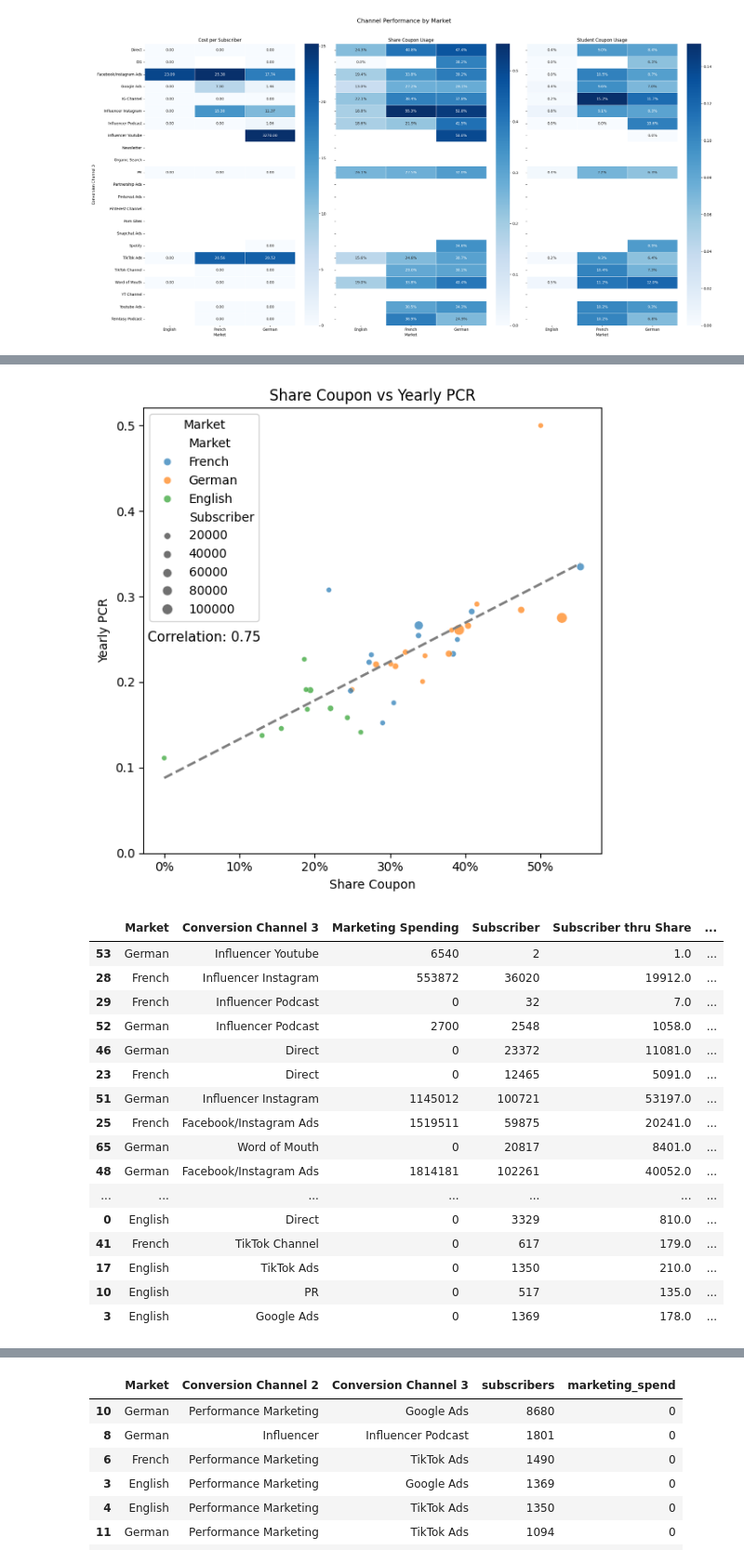
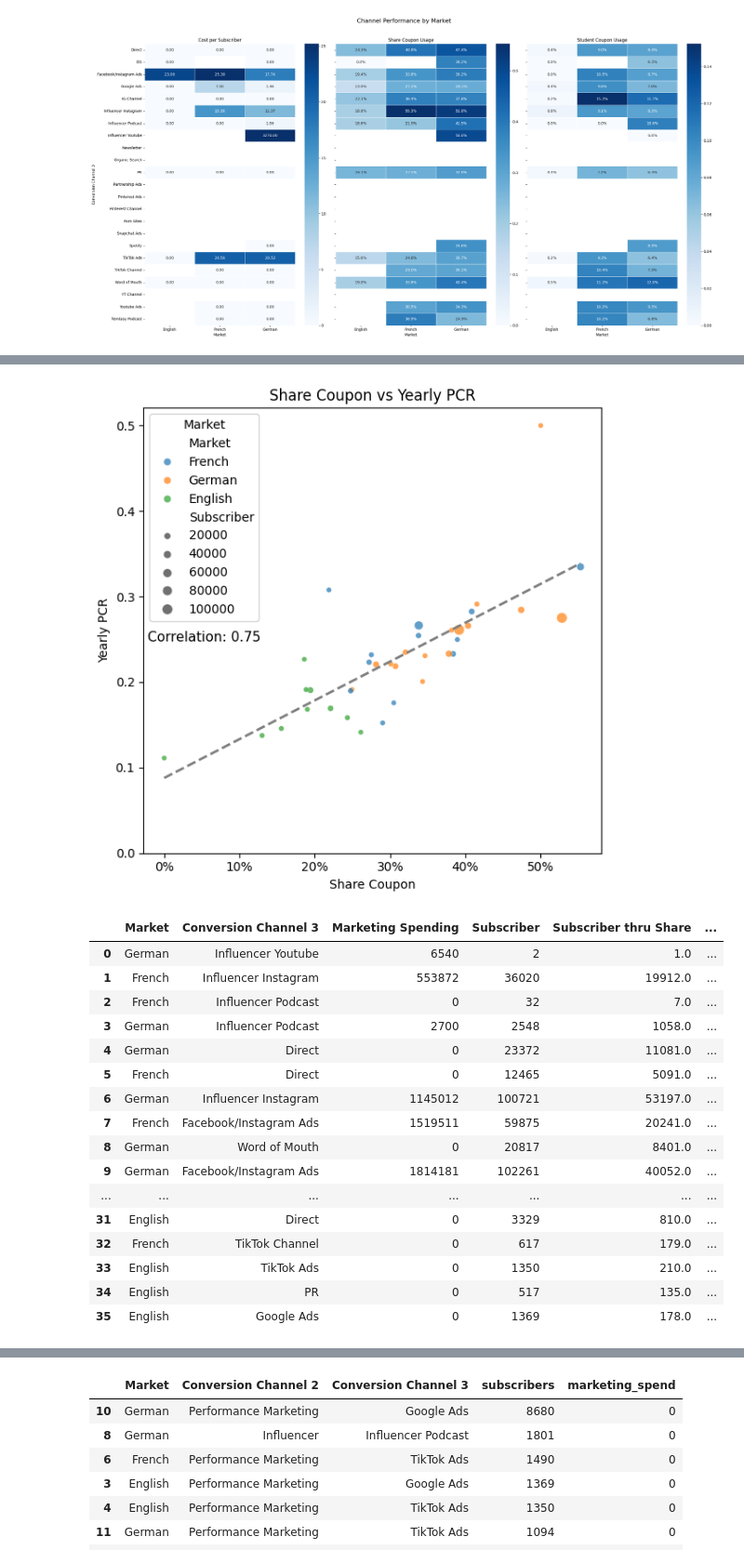
Before and after one commit to slatting24/improved-fiesta, a Jupyter notebook: case_exploration.ipynb, the cells around one changed output, grey strips where cells are left out. Shown at 93% size. Drawn from its saved outputs; the diff is of its cells as text; code cells hidden in the pictures.

```diff
--- a/case_exploration.ipynb
+++ b/case_exploration.ipynb
@@ -888,50 +826,50 @@ ax.annotate(
     fontsize=11
 )
 
 ax.xaxis.set_major_formatter(
     mtick.PercentFormatter(1.0)
 )
 
 # ax.yaxis.set_major_formatter(
 #     mtick.FuncFormatter(lambda x, _: f'{x:,.0f}')
 # )
 
 ax.set_ylim(bottom=0)
 
 ax.set_title('Share Coupon vs Yearly PCR')
 ax.set_xlabel('Share Coupon')
 ax.set_ylabel('Yearly PCR')
 
 # Put legend inside where annotation used to be
 ax.legend(
     title='Market',
     loc='upper left',
     frameon=True
 )
 
 plt.tight_layout()
 plt.savefig('Share Coupon Yearly PCR Correlation.png')
 plt.show()
-share_check.query('`Share Coupon` > 0').sort_values(by='Yearly PCR', ascending=False)
+share_check.query('`Share Coupon` > 0').sort_values(by='Yearly PCR', ascending=False).reset_index().drop(columns='index')
 # %% [output]
 [figure]
 |  | Market | Conversion Channel 3 | Marketing Spending | Subscriber | Subscriber thru Share | ... |
-| 53 | German | Influencer Youtube | 6540 | 2 | 1.0 | ... |
-| 28 | French | Influencer Instagram | 553872 | 36020 | 19912.0 | ... |
-| 29 | French | Influencer Podcast | 0 | 32 | 7.0 | ... |
-| 52 | German | Influencer Podcast | 2700 | 2548 | 1058.0 | ... |
-| 46 | German | Direct | 0 | 23372 | 11081.0 | ... |
-| 23 | French | Direct | 0 | 12465 | 5091.0 | ... |
-| 51 | German | Influencer Instagram | 1145012 | 100721 | 53197.0 | ... |
-| 25 | French | Facebook/Instagram Ads | 1519511 | 59875 | 20241.0 | ... |
-| 65 | German | Word of Mouth | 0 | 20817 | 8401.0 | ... |
-| 48 | German | Facebook/Instagram Ads | 1814181 | 102261 | 40052.0 | ... |
+| 0 | German | Influencer Youtube | 6540 | 2 | 1.0 | ... |
+| 1 | French | Influencer Instagram | 553872 | 36020 | 19912.0 | ... |
+| 2 | French | Influencer Podcast | 0 | 32 | 7.0 | ... |
+| 3 | German | Influencer Podcast | 2700 | 2548 | 1058.0 | ... |
+| 4 | German | Direct | 0 | 23372 | 11081.0 | ... |
+| 5 | French | Direct | 0 | 12465 | 5091.0 | ... |
+| 6 | German | Influencer Instagram | 1145012 | 100721 | 53197.0 | ... |
+| 7 | French | Facebook/Instagram Ads | 1519511 | 59875 | 20241.0 | ... |
+| 8 | German | Word of Mouth | 0 | 20817 | 8401.0 | ... |
+| 9 | German | Facebook/Instagram Ads | 1814181 | 102261 | 40052.0 | ... |
 | ... | ... | ... | ... | ... | ... | ... |
-| 0 | English | Direct | 0 | 3329 | 810.0 | ... |
-| 41 | French | TikTok Channel | 0 | 617 | 179.0 | ... |
-| 17 | English | TikTok Ads | 0 | 1350 | 210.0 | ... |
-| 10 | English | PR | 0 | 517 | 135.0 | ... |
-| 3 | English | Google Ads | 0 | 1369 | 178.0 | ... |
+| 31 | English | Direct | 0 | 3329 | 810.0 | ... |
+| 32 | French | TikTok Channel | 0 | 617 | 179.0 | ... |
+| 33 | English | TikTok Ads | 0 | 1350 | 210.0 | ... |
+| 34 | English | PR | 0 | 517 | 135.0 | ... |
+| 35 | English | Google Ads | 0 | 1369 | 178.0 | ... |
 # %%
 data = share_check.query('`Share Coupon` > 0')['Yearly PCR']
 
```
Also changed, not shown: parts of 31 cells of this notebook, 1 other file.
